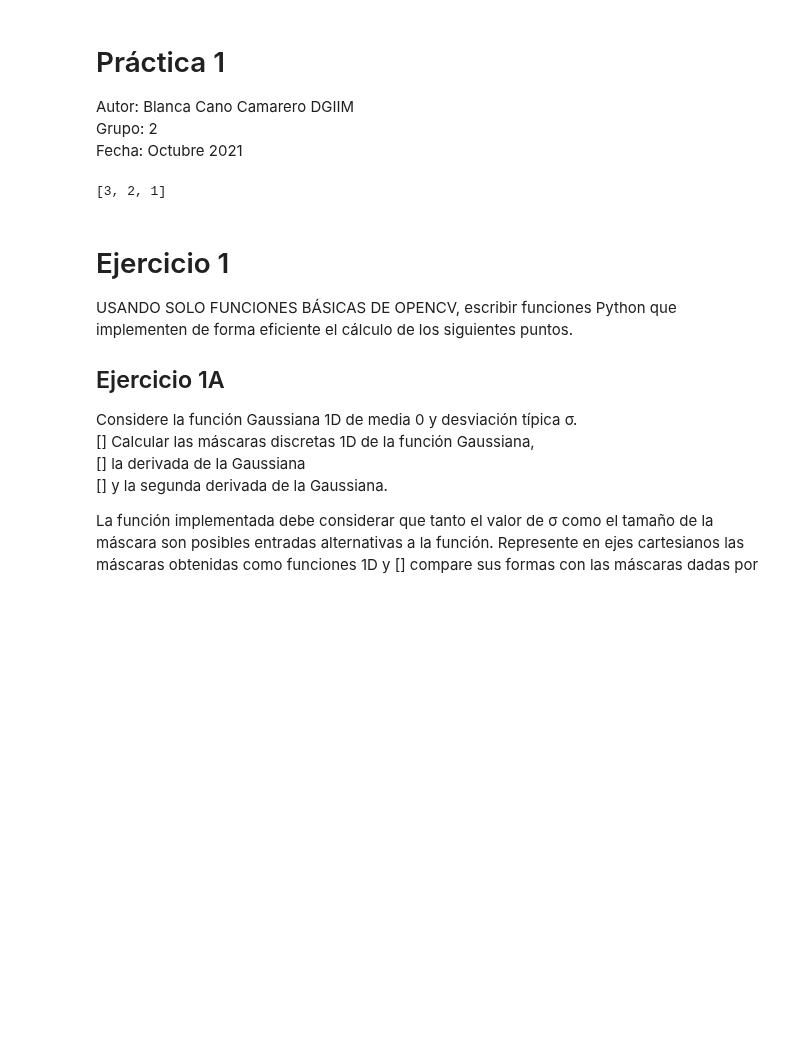
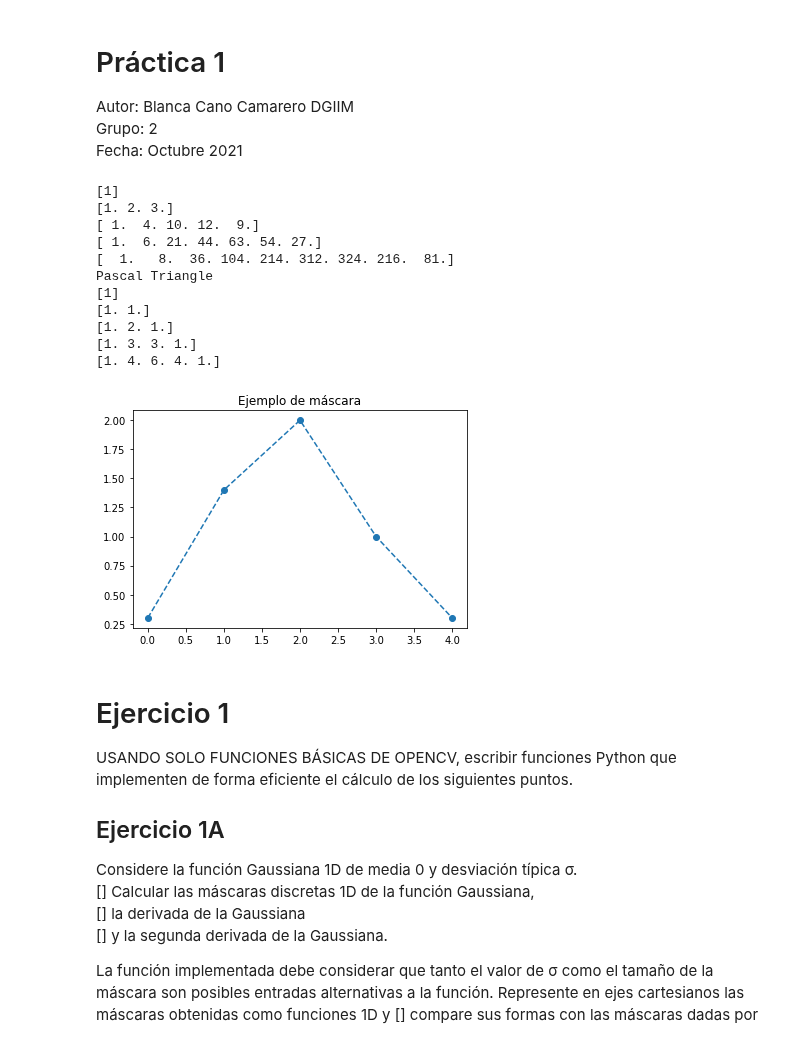
Before and after one commit to BlancaCC/Computer-vision, a Jupyter notebook: practica_1/practica_1.ipynb, the cells around one changed output. Cells and saved outputs as stored; diff of their text form; code cells hidden in the pictures; blank space fills up the shorter version.

```diff
--- a/practica_1/practica_1.ipynb
+++ b/practica_1/practica_1.ipynb
@@ -15,6 +15,9 @@ import scipy.special
 # path carpeta con imágenes
 path = './media'
 
+# Display test
+TESTS_ON = True
+
 # Assets
 
 def Normaliza(array):
@@ -22,20 +25,74 @@ def Normaliza(array):
 
 ''' utilizar la convolución
 # https://numpy.org/doc/stable/reference/generated/numpy.convolve.html
-def Convolucion1D(f, g):
+'''
+def Convolution1D(f, g):
     '''
     Esta función calcula la convolución de g con f
     f array
-        g kernel de convolucion
+        g kernel de convolución
     '''
+    mask_length = len(g)
     g_inv = g[::-1]
-    longitud = len(f) + len(g) -1  # tamaño del array convolucionado
-    f_convolucionada = np.zeros( len(f)+ 2*)
-a = [1,2,3]
+    bound_array = np.zeros(len(g) -1)
+    expanded_f = np.concatenate( (bound_array, f, bound_array))
+    convoluted_f = np.zeros( len(expanded_f)- mask_length +1)
 
-'''
+    for i in range( len(expanded_f) - mask_length +1):
+        convoluted_f[i] = sum([ expanded_f[i+j]*m for j,m in enumerate(g_inv) ])
+
+    return convoluted_f
+
+# Función para mostrar una máscara
+def MuestreaMascara( mascara:list, title = None,color= '--o'):
+    dominio = list( range(len(mascara)))
+    plt.plot(dominio, mascara, color)
+    if (title):
+        plt.title( title)
+    plt.show()
+
+# Función para comparar máscaras usando la norma euclídea
+def DistanciaEuclidea (m1:np.array, m2:np.array)->float:
+    return np.linalg.norm(m1-m2)
-# %% [output]
-[3, 2, 1]
+# %%
+# Test cell
+
+# Test if convoluted function is correct
+
+if TESTS_ON:
+    initial_array = [1]
+    mask = [1,2,3]
+    n = 4
+    print(initial_array)
+    for i in range(n):
+        initial_array = Convolution1D(initial_array, mask)
+        print(initial_array)
+
+    print('Pascal Triangle')
+    initial_array = [1]
+    mask = [1,1]
+    n = 4
+    print(initial_array)
+    for i in range(n):
+        initial_array = Convolution1D(initial_array, mask)
+        print(initial_array)
+
+
+    # Test para máscara
+    MuestreaMascara([0.3,1.4, 2,1,0.3], 'Ejemplo de máscara')
+# %% [output]
+[1]
+[1. 2. 3.]
+[ 1.  4. 10. 12.  9.]
+[ 1.  6. 21. 44. 63. 54. 27.]
+[  1.   8.  36. 104. 214. 312. 324. 216.  81.]
+Pascal Triangle
+[1]
+[1. 1.]
+[1. 2. 1.]
+[1. 3. 3. 1.]
+[1. 4. 6. 4. 1.]
+[figure, added]
 # %% [markdown]
 # Ejercicio 1
 USANDO SOLO FUNCIONES BÁSICAS DE OPENCV, escribir funciones Python que implementen de forma eficiente el cálculo de los siguientes puntos.
```
Also changed, not shown: parts of 10 cells of this notebook.
